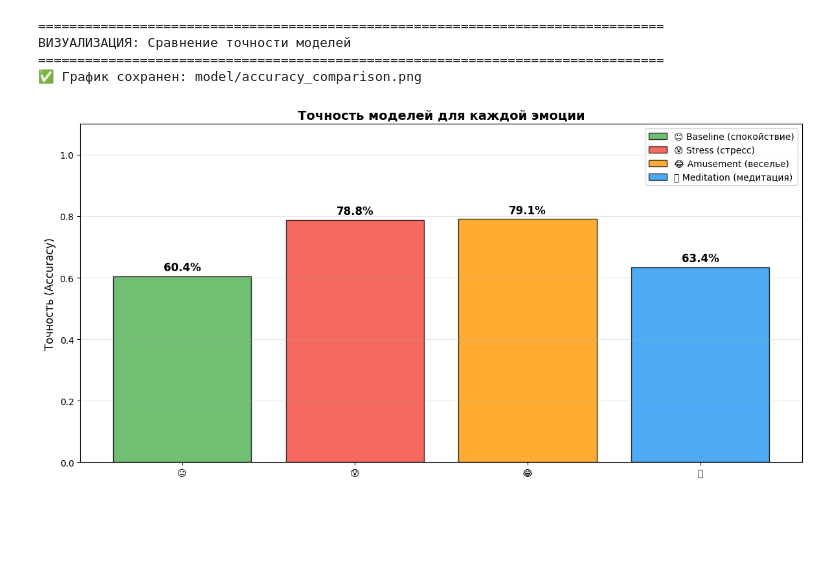
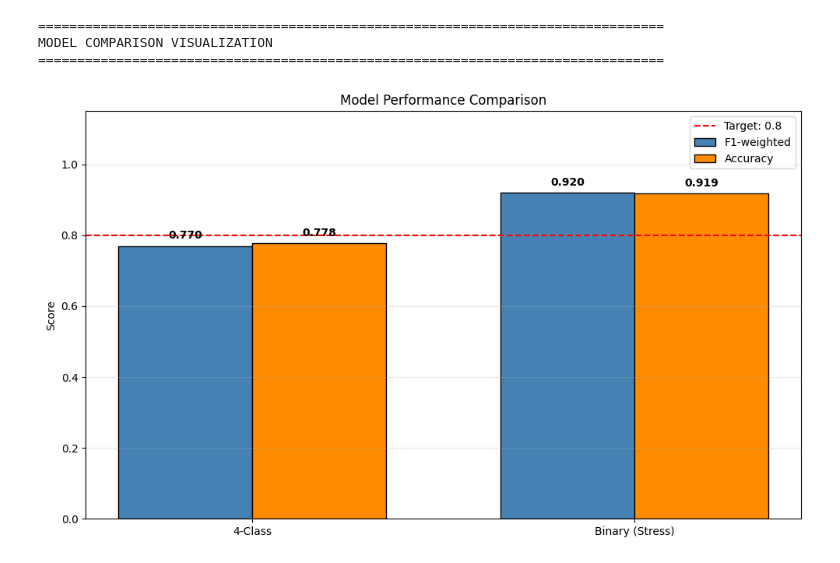
Before and after one commit to kegazani/metachat, a Jupyter notebook: ai/model.ipynb, the cells around one changed output. Drawn from its saved outputs; the diff is of its cells as text; code cells hidden in the pictures; blank space fills up the shorter version.

```diff
--- a/ai/model.ipynb
+++ b/ai/model.ipynb
@@ -485,35 +472,40 @@ plt.show()
 # %%
-print("\n" + "=" * 80)
-print("ВИЗУАЛИЗАЦИЯ: Сравнение точности моделей")
+print("=" * 80)
+print("MODEL COMPARISON VISUALIZATION")
 print("=" * 80)
 
-emotions = [EMOTION_NAMES[i] for i in [1, 2, 3, 4]]
-accuracies = [results['accuracies'][i] for i in [1, 2, 3, 4]]
-colors = ['#4CAF50', '#F44336', '#FF9800', '#2196F3']
+fig, ax = plt.subplots(figsize=(10, 6))
 
-fig, ax = plt.subplots(figsize=(12, 6))
-bars = ax.bar(range(len(emotions)), accuracies, color=colors, alpha=0.8, edgecolor='black')
+models = ['4-Class', 'Binary (Stress)']
+f1_scores = [f1_4class, f1_binary]
+acc_scores = [acc_4class, acc_binary]
 
-for i, (emotion, acc) in enumerate(zip(emotions, accuracies)):
-    ax.text(i, acc + 0.01, f'{acc:.1%}', ha='center', va='bottom', fontsize=12, fontweight='bold')
-    bars[i].set_label(emotion)
+x = np.arange(len(models))
+width = 0.35
 
-ax.set_ylabel('Точность (Accuracy)', fontsize=12)
-ax.set_title('Точность моделей для каждой эмоции', fontsize=14, fontweight='bold')
-ax.set_xticks(range(len(emotions)))
-ax.set_xticklabels([e.split()[0] for e in emotions], fontsize=10)
-ax.set_ylim([0, 1.1])
+bars1 = ax.bar(x - width/2, f1_scores, width, label='F1-weighted', color='steelblue', edgecolor='black')
+bars2 = ax.bar(x + width/2, acc_scores, width, label='Accuracy', color='darkorange', edgecolor='black')
+
+for bar, val in zip(bars1, f1_scores):
+    ax.text(bar.get_x() + bar.get_width()/2, val + 0.02, f'{val:.3f}', ha='center', fontweight='bold')
+for bar, val in zip(bars2, acc_scores):
+    ax.text(bar.get_x() + bar.get_width()/2, val + 0.02, f'{val:.3f}', ha='center', fontweight='bold')
+
+ax.set_ylabel('Score')
+ax.set_title('Model Performance Comparison')
+ax.set_xticks(x)
+ax.set_xticklabels(models)
+ax.set_ylim([0, 1.15])
+ax.axhline(y=0.8, color='red', linestyle='--', label='Target: 0.8')
+ax.legend()
 ax.grid(True, alpha=0.3, axis='y')
-ax.legend(loc='upper right', fontsize=10)
 
 plt.tight_layout()
-plt.savefig('model/accuracy_comparison.png', dpi=150, bbox_inches='tight')
-print("✅ График сохранен: model/accuracy_comparison.png")
+plt.savefig('outputs/model_comparison.png', dpi=150, bbox_inches='tight')
 plt.show()
 # %% [output]
 ================================================================================
-ВИЗУАЛИЗАЦИЯ: Сравнение точности моделей
+MODEL COMPARISON VISUALIZATION
 ================================================================================
-✅ График сохранен: model/accuracy_comparison.png
-[figure, old version]
+[figure, new version]
 # %%
```
Also changed, not shown: parts of 7 cells of this notebook, 25 other files.
